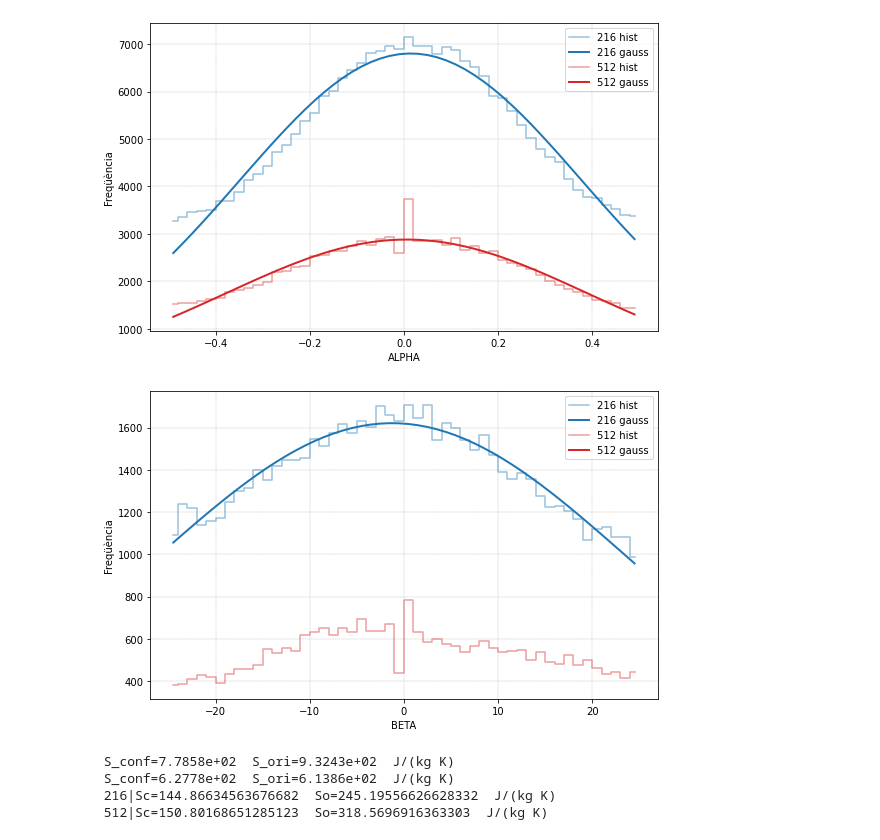
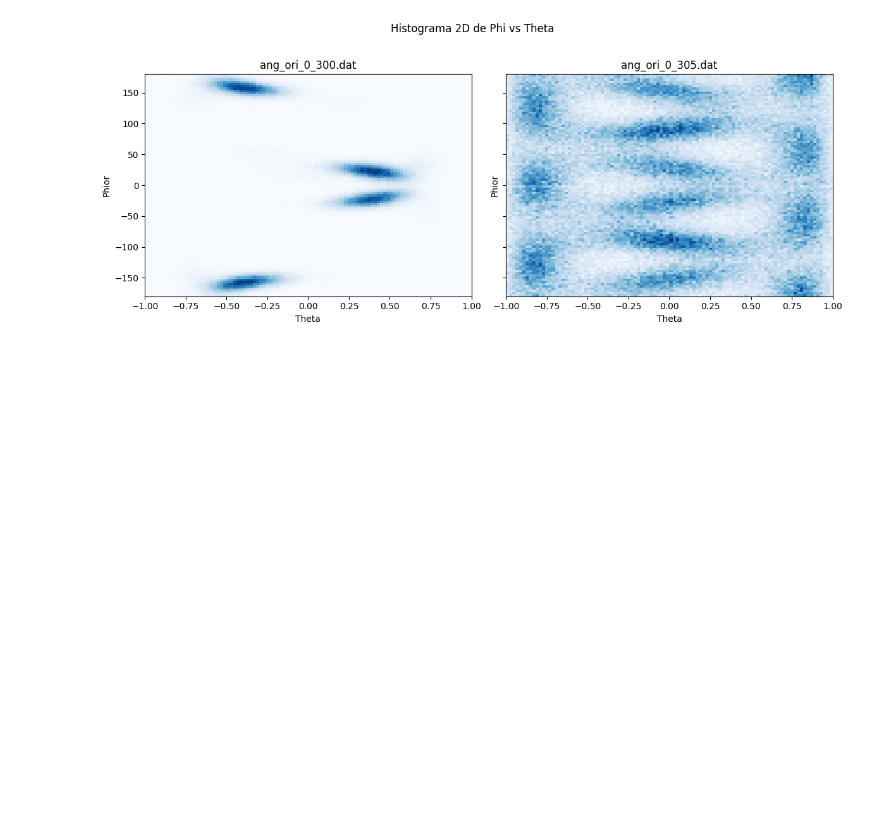
Before and after one commit to aressanu/ENTROPIES-25, a Jupyter notebook: pics_analysis.ipynb, the cells around one changed output. Drawn from its saved outputs; the diff is of its cells as text; code cells hidden in the pictures; blank space fills up the shorter version.

```diff
--- a/pics_analysis.ipynb
+++ b/pics_analysis.ipynb
@@ -215,8 +138,4 @@ compare_files_2d([
 # %%
-import numpy as np
-import matplotlib.pyplot as plt
-from scipy.optimize import curve_fit
-
 def gaussian(x, a, x0, sigma):
     return a * np.exp(-((x - x0) ** 2) / (2 * sigma ** 2))
 
@@ -228,7 +147,7 @@ def read_theta_phior(filename):
         v = line.split()
         if len(v) >= 10:
             theta.append(float(v[8]))
-            phior.append(float(v[9]))
+            phior.append(float(v[10]))
     return np.array(theta), np.array(phior)
 
 def fit_gaussian(data, bins=50, data_range=None):
@@ -254,76 +173,35 @@ def compare_files(file_list,
         x_t, h_t, p_t = fit_gaussian(theta, bins=theta_bins, data_range=theta_range)
         plt.plot(x_t, h_t, drawstyle="steps-mid", color=colors[i%len(colors)], alpha=0.45, label=f"{labels[i]} hist")
         plt.plot(x_t, gaussian(x_t, *p_t), '-', color=colors[i%len(colors)], linewidth=2, label=f"{labels[i]} gauss")
     plt.xlabel("ALPHA")
     plt.ylabel("Freqüència")
     #plt.title("Comparativa Theta + Ajust Gaussià")
     plt.legend()
     plt.grid(True, ls="--", lw=0.4)
     plt.tight_layout()
     plt.savefig("/Users/aressanuylatorre/Desktop/doc/NPG/figures/comparativa_ori_des_2_a_nodens.png", dpi=150)
     plt.show()
 
     # Phior overlay
     plt.figure(figsize=(8,5))
     for i, filename in enumerate(file_list):
         theta, phior = read_theta_phior(filename)
         x_p, h_p, p_p = fit_gaussian(phior, bins=phior_bins, data_range=phior_range)
         plt.plot(x_p, h_p, drawstyle="steps-mid", color=colors[i%len(colors)], alpha=0.45, label=f"{labels[i]} hist")
         plt.plot(x_p, gaussian(x_p, *p_p), '-', color=colors[i%len(colors)], linewidth=2, label=f"{labels[i]} gauss")
     plt.xlabel("BETA")
     plt.ylabel("Freqüència")
     #plt.title("Comparativa Phior + Ajust Gaussià")
     plt.legend()
     plt.grid(True, ls="--", lw=0.4)
     plt.tight_layout()
     plt.savefig("/Users/aressanuylatorre/Desktop/doc/NPG/figures/comparativa_ori_des_2_b_nodens.png", dpi=150)
     plt.show()
 
-# Exemple d'ús
-compare_files([
-    "/Users/aressanuylatorre/Desktop/doc/newNPG/files/ang_ori_305_1_2.dat",
-    "/Users/aressanuylatorre/Desktop/doc/NPG/ang_fix_NPG_305.dat"
+compare_files_2d([
+    "/home/aressanuy/Desktop/doc/NPG/entropianou/antic/ang_ori_0_300.dat",
+    "/home/aressanuy/Desktop/doc/NPG/entropianou/antic/ang_ori_0_305.dat"
 ])
 # %% [output]
-[figure, old version]
+[figure, new version]
-[figure, removed]
-# %%
-ang_ori  = "/Users/aressanuylatorre/Desktop/doc/NPG/ang_fix_NPG_305.dat"
-ang_conf = ang_ori
-
-Sconf2 = entropy_conf(ang_conf)
-Sori2  = entropy_ori(ang_ori)
-
-#print(f" S_conf={Sconf2:.4e}  S_ori={Sori2:.4e}  J/(kg K)")
-
-
-ang_ori  = "/Users/aressanuylatorre/Desktop/doc/newNPG/files/ang_ori_300_1_2.dat"
-ang_conf = ang_ori
-
-Sconf3 = entropy_conf(ang_conf)
-Sori3  = entropy_ori(ang_ori)
-
-print(f" S_conf={Sconf3:.4e}  S_ori={Sori3:.4e}  J/(kg K)")
-
-ang_ori  = "/Users/aressanuylatorre/Desktop/doc/NPG/ang_fix_NPG_300.dat"
-ang_conf = ang_ori
-
-Sconf4 = entropy_conf(ang_conf)
-Sori4  = entropy_ori(ang_ori)
-
-#print(f" S_conf={Sconf4:.4e}  S_ori={Sori4:.4e}  J/(kg K)")
-
-Sc216 = Sconf2 - Sconf4
-So216 = Sori2 - Sori4
-
-Sc512 = Sconf1 - Sconf3
-So512 = Sori1 - Sori3
-
-print(f" 216|Sc={Sc216}  So={So216}  J/(kg K)")
-print(f" 512|Sc={Sc512}  So={So512}  J/(kg K)")
-# %% [output]
- S_conf=7.7858e+02  S_ori=9.3243e+02  J/(kg K)
- S_conf=6.2778e+02  S_ori=6.1386e+02  J/(kg K)
- 216|Sc=144.86634563676682  So=245.19556626628332  J/(kg K)
- 512|Sc=150.80168651285123  So=318.5696916363303  J/(kg K)
 # %%
```
Also changed, not shown: parts of 11 cells of this notebook.
